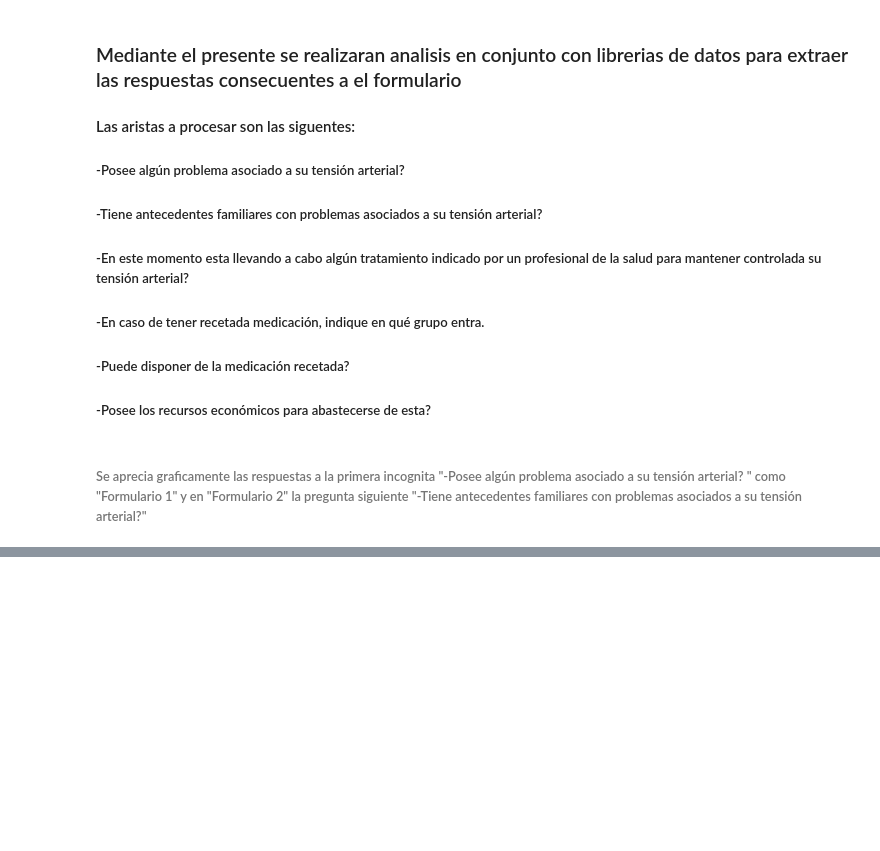
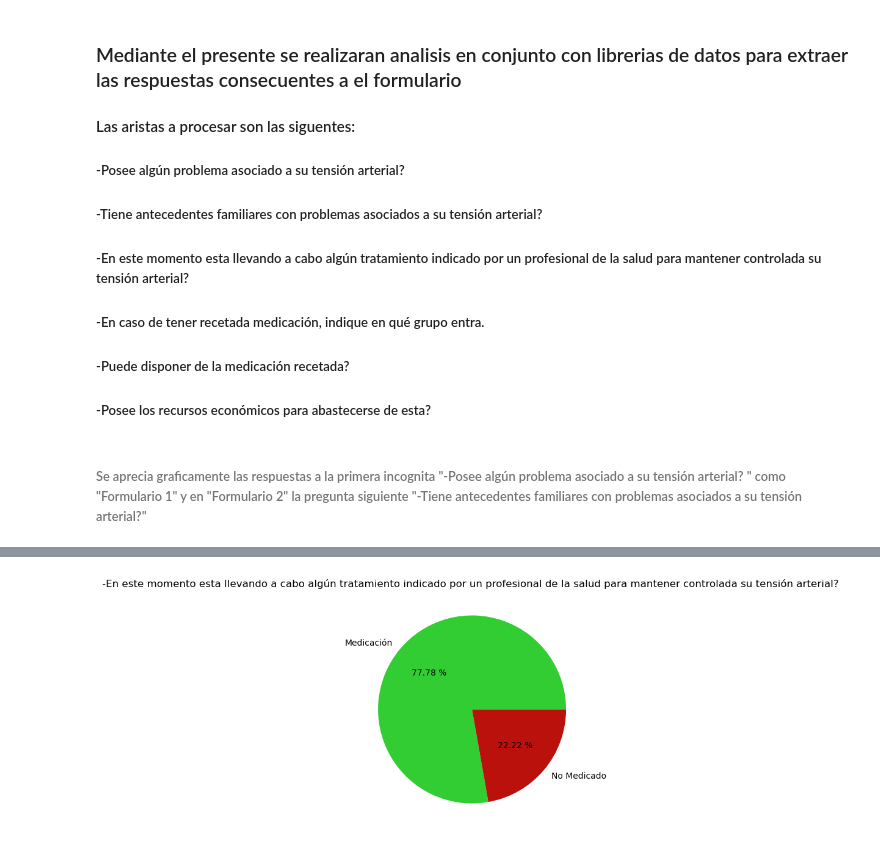
Before and after one commit to ThomasCybart/Tension.Arterial-P, a Jupyter notebook: scripts/Read.ipynb, the cells around one changed output, grey strips where cells are left out. Drawn from its saved outputs; the diff is of its cells as text; code cells hidden in the pictures; blank space fills up the shorter version.

```diff
--- a/scripts/Read.ipynb
+++ b/scripts/Read.ipynb
@@ -64,0 +64,12 @@ plt.show()
+# %%
+htp = df.loc[df["F1"] == "Sí"]
+s = htp.loc[df["F3"] == "Medicación"].count()[0]
+n = htp.loc[df["F3"] == "Ninguna"].count()[0]
+labels = ["Medicación", "No Medicado"]
+colors = ["#32cd32", "#BA110C"]
+plt.figure(figsize=(8,5))
+plt.title("-En este momento esta llevando a cabo algún tratamiento indicado por un profesional de la salud para mantener controlada su tensión arterial? ")
+plt.pie([s, n], labels=labels, colors=colors, autopct="%.2f %%")
+plt.show()
+# %% [output]
+[figure, added]
```
Also changed, not shown: parts of 8 cells of this notebook.
